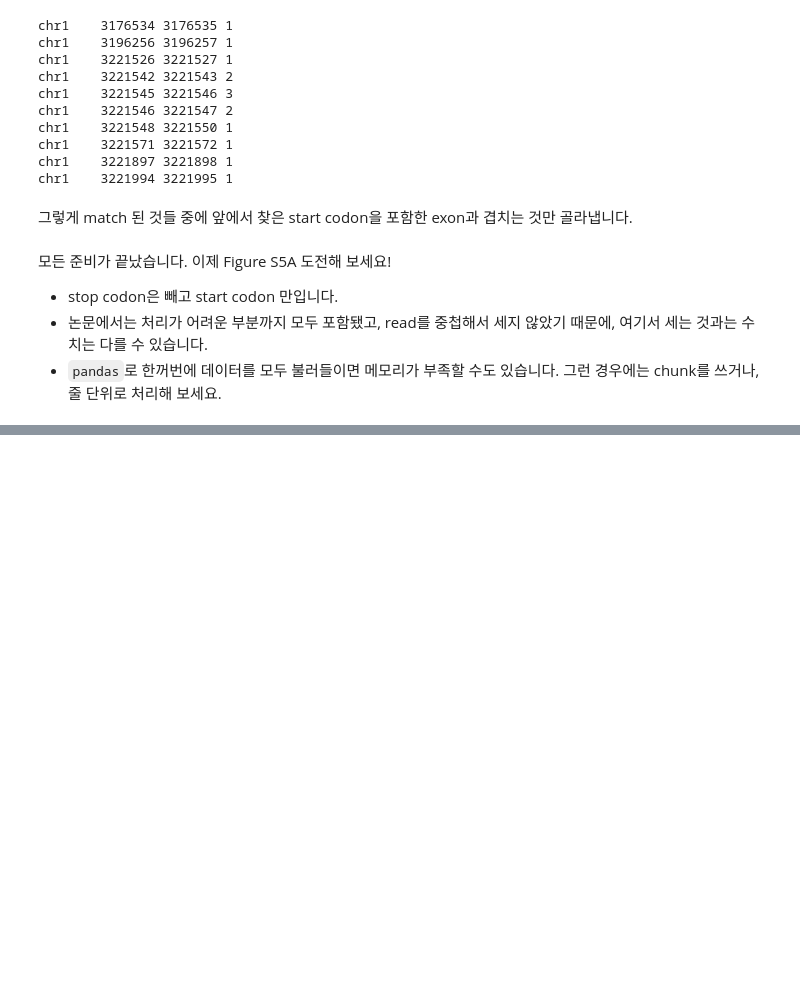
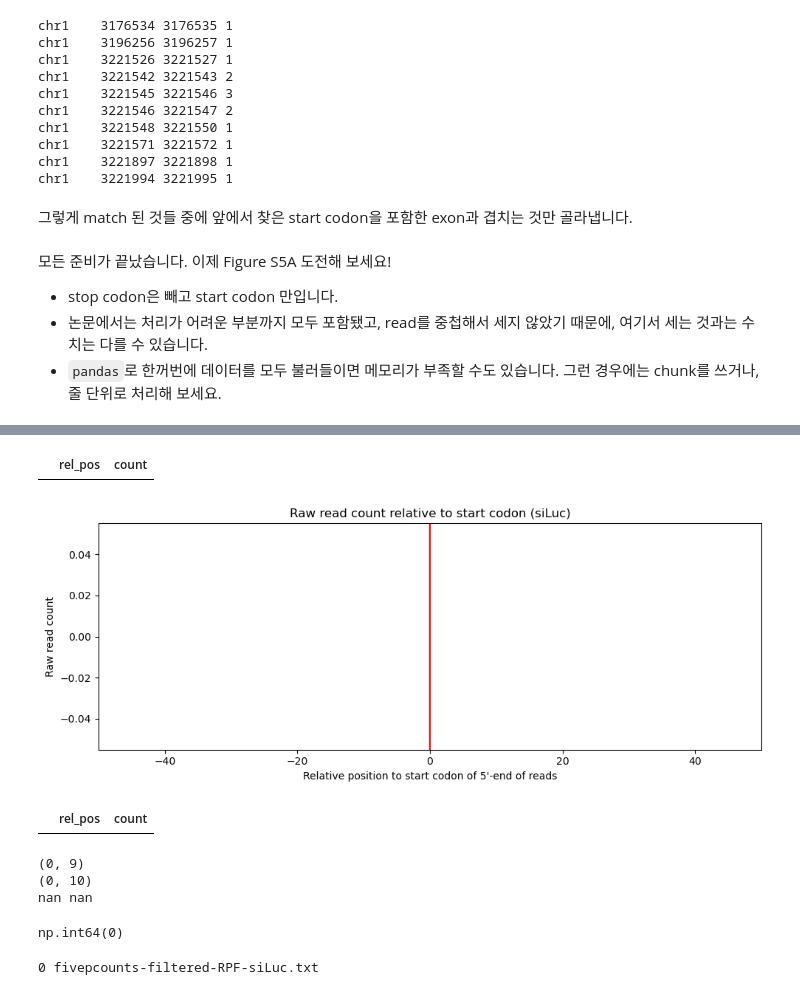
Before and after one commit to Hyeonnji/hyeonji-practice, a Jupyter notebook: CoLab_TermProj_2025_2.ipynb, the cells around one changed output, grey strips where cells are left out. Cells and saved outputs as stored; diff of their text form; code cells hidden in the pictures; blank space fills up the shorter version.

```diff
--- a/CoLab_TermProj_2025_2.ipynb
+++ b/CoLab_TermProj_2025_2.ipynb
@@ -228,0 +227,48 @@ ModuleNotFoundError: No module named 'pandas'
+# %%
+subset = df.copy()
+
+subset['rel_pos'] = subset['start'] - subset['start_codon_pos']
+# %%
+subset = subset[subset['rel_pos'].between(-50, 50)]
+# %%
+count_table = subset.groupby('rel_pos')['count'].sum().reset_index()
+# %%
+count_table.head(10)
+# %% [output]
+|  | rel_pos | count |
+# %%
+import matplotlib.pyplot as plt
+
+plt.figure(figsize=(10, 4))
+plt.bar(count_table['rel_pos'], count_table['count'], width=1.0, color='black')
+
+plt.axvline(0, color='red')  # start codon 위치
+plt.title("Raw read count relative to start codon (siLuc)")
+plt.xlabel("Relative position to start codon of 5'-end of reads")
+plt.ylabel("Raw read count")
+
+plt.xlim(-50, 50)
+plt.tight_layout()
+plt.show()
+# %% [output]
+[figure, added]
+# %%
+count_table.head(20)
+# %% [output]
+|  | rel_pos | count |
+# %%
+print(df.shape)  # 전체 row 수
+print(subset.shape)  # rel_pos 계산 후 필터링 전
+print(subset['rel_pos'].min(), subset['rel_pos'].max())  # rel_pos 범위
+subset['rel_pos'].between(-50, 50).sum()  # 해당 범위 안에 몇 개 있는지
+# %% [output]
+(0, 9)
+(0, 10)
+nan nan
+np.int64(0)
+# %%
+df.head()
+df.isna().sum()
+!wc -l fivepcounts-filtered-RPF-siLuc.txt
+# %% [output]
+0 fivepcounts-filtered-RPF-siLuc.txt
```
Also changed, not shown: parts of 19 cells of this notebook, 3 other files.
